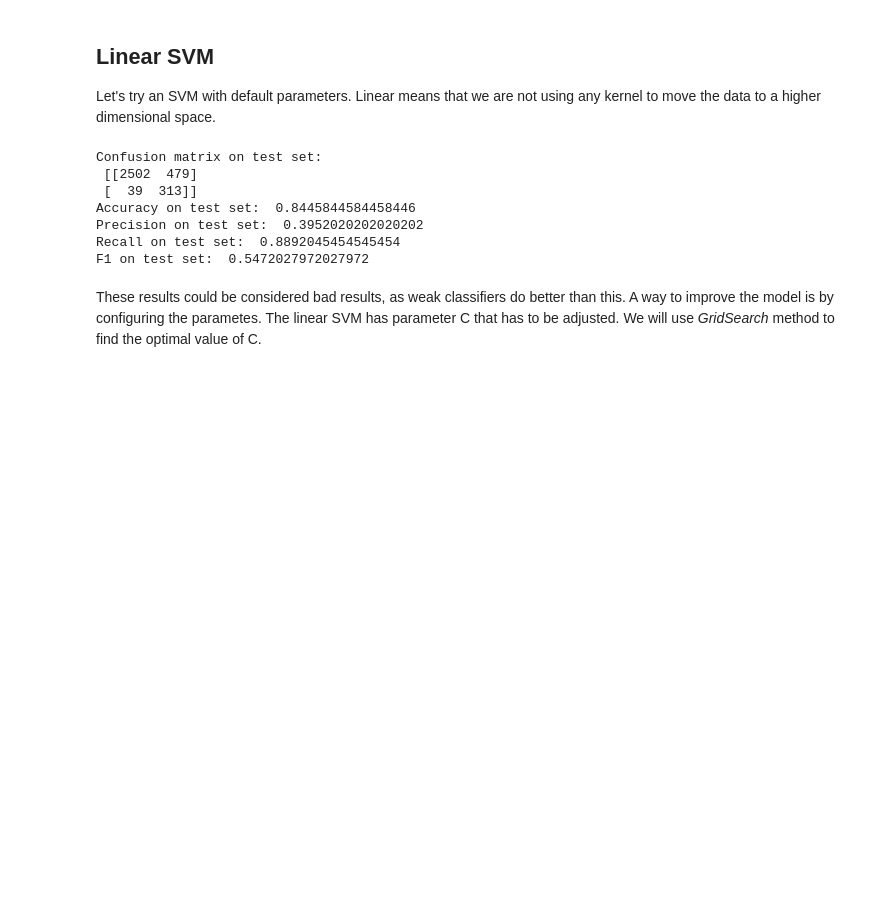
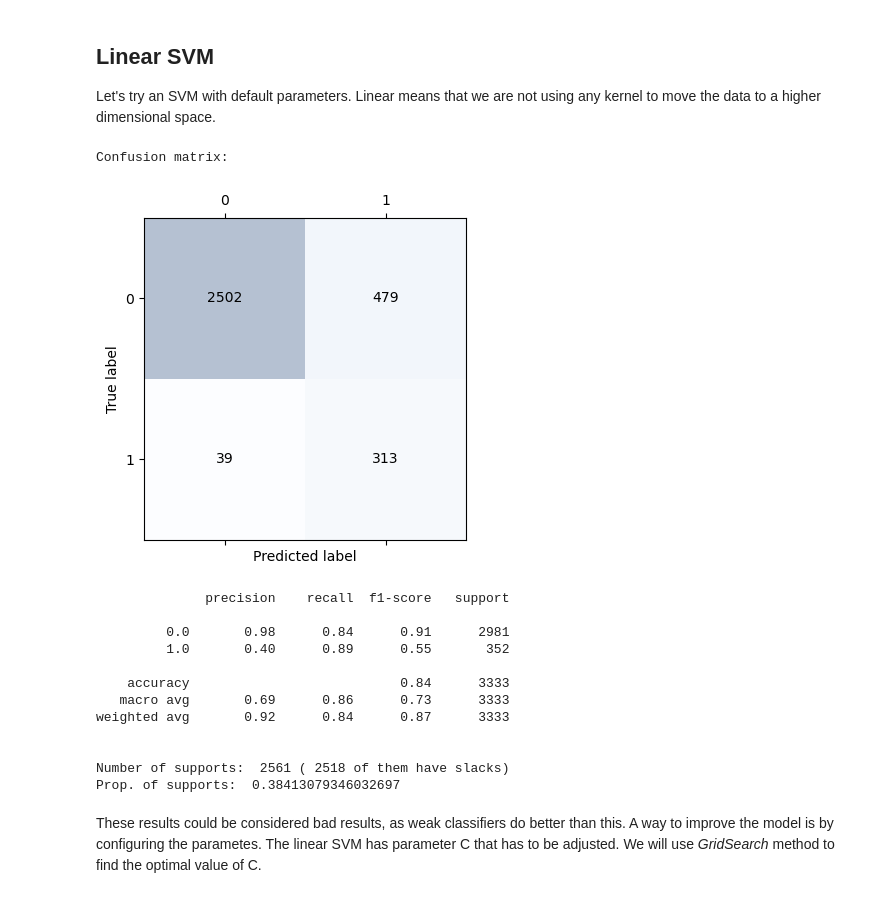
Before and after one commit to latorware/PortugalBankMarketingCampaign-MD, a Jupyter notebook: Scripts/svm.ipynb, the cells around one changed output. Cells and saved outputs as stored; diff of their text form; code cells hidden in the pictures; blank space fills up the shorter version.

```diff
--- a/Scripts/svm.ipynb
+++ b/Scripts/svm.ipynb
@@ -26,27 +26,46 @@ X_test, y_test = dfTest.drop('y', axis=1), dfTest["y"]
 ## Linear SVM
 
 Let's try an SVM with default parameters. Linear means that we are not using any kernel to move the data to a higher dimensional space.
-# %%
-from sklearn.svm import SVC
-from sklearn.svm import LinearSVC
-from sklearn.model_selection import GridSearchCV
-
-knc = SVC(kernel='linear')
-knc.fit(X_train, y_train)
-pred=knc.predict(X_test)
-print("Confusion matrix on test set:\n",sklearn.metrics.confusion_matrix(y_test, pred))
-print("Accuracy on test set: ",sklearn.metrics.accuracy_score(y_test, pred))
-print("Precision on test set: ",sklearn.metrics.precision_score(y_test, pred))
-print("Recall on test set: ",sklearn.metrics.recall_score(y_test, pred))
-print("F1 on test set: ",sklearn.metrics.f1_score(y_test, pred))
-# %% [output]
-Confusion matrix on test set:
- [[2502  479]
- [  39  313]]
-Accuracy on test set:  0.8445844584458446
-Precision on test set:  0.3952020202020202
-Recall on test set:  0.8892045454545454
-F1 on test set:  0.5472027972027972
+# %%
+from sklearn.svm import SVC
+from sklearn.svm import LinearSVC
+from sklearn.model_selection import GridSearchCV
+
+knc = SVC(kernel='linear')
+knc.fit(X_train, y_train)
+pred=knc.predict(X_test)
+
+#print the confusion matrix
+confmat = sklearn.metrics.confusion_matrix(y_test, pred)
+fig, ax = plt.subplots(figsize=(4, 4))
+ax.matshow(confmat, cmap=plt.cm.Blues, alpha=0.3)
+for i in range(confmat.shape[0]):
+    for j in range(confmat.shape[1]):
+        ax.text(x=j, y=i, s=confmat[i, j], va='center', ha='center',fontsize=10)
+print("Confusion matrix:")
+plt.xlabel('Predicted label')
+plt.ylabel('True label')
+plt.tight_layout()
+plt.show()
+
+print(sklearn.metrics.classification_report(y_test, pred))
+print("\nNumber of supports: ",np.sum(knc.n_support_), "(",np.sum(np.abs(knc.dual_coef_)==1.0) ,"of them have slacks)")
+print("Prop. of supports: ",np.sum(knc.n_support_)/X_train.shape[0])
+# %% [output]
+Confusion matrix:
+[figure, added]
+              precision    recall  f1-score   support
+
+         0.0       0.98      0.84      0.91      2981
+         1.0       0.40      0.89      0.55       352
+
+    accuracy                           0.84      3333
+   macro avg       0.69      0.86      0.73      3333
+weighted avg       0.92      0.84      0.87      3333
+
+
+Number of supports:  2561 ( 2518 of them have slacks)
+Prop. of supports:  0.38413079346032697
 # %% [markdown]
 These results could be considered bad results, as weak classifiers do better than this. A way to improve the model is by configuring the parametes.
 The linear SVM has parameter C that has to be adjusted. We will use *GridSearch* method to find the optimal value of C.
```
Also changed, not shown: parts of 12 cells of this notebook.
